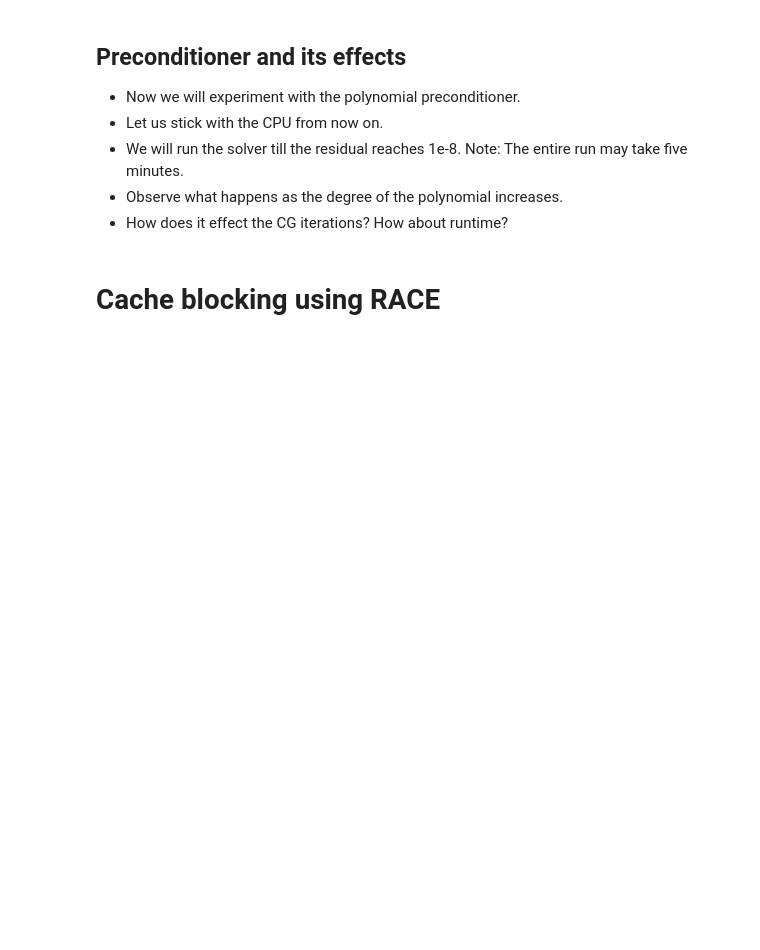
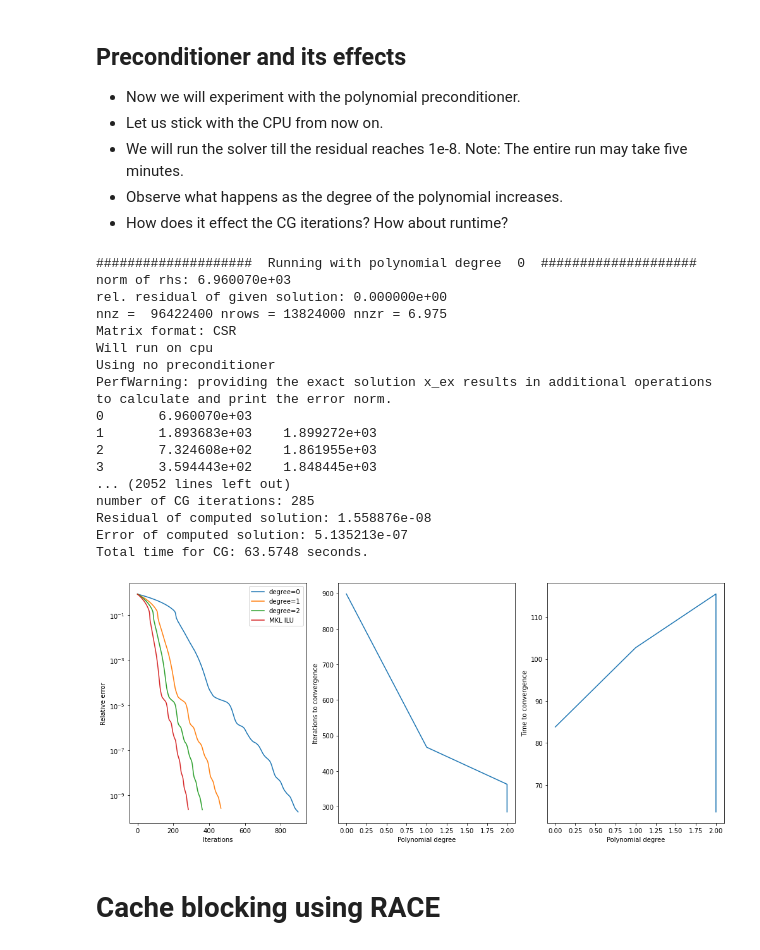
Before and after one commit to RRZE-HPC/PELS, a Jupyter notebook: PELS.ipynb, the cells around one changed output. Saved outputs shown, nothing was run; the diff lists cells and outputs as text; code cells hidden in the pictures; blank space fills up the shorter version.

```diff
--- a/PELS.ipynb
+++ b/PELS.ipynb
@@ -171,6 +215,7 @@ from scipy.sparse import *
 from scipy.io import mmread
 from sellcs import sellcs_matrix
 from poly_op import *
+from ilu_op import *
 
 
 from matrix_generator import create_matrix
@@ -216,7 +261,6 @@ def cg_solve(A, b, x0, tol, maxit, verbose=False, x_ex=None):
 
 
     for iter in range(maxit+1):
-
         # check stop criteria
         if rho < tol2:
             break;
@@ -226,7 +270,6 @@ def cg_solve(A, b, x0, tol, maxit, verbose=False, x_ex=None):
             A.apply(p, q)
         else:
             spmv(A, p, q)
-
         pq = dot(p,q)
         alpha = rho / pq
         # x = x+alpha*p
@@ -266,7 +309,7 @@ def cg_solve(A, b, x0, tol, maxit, verbose=False, x_ex=None):
 
 
 
-def bench(matrix, maxit, mat_fmt='CSR', poly_k=0, tol=1e-3, use_RACE=False, cache_size=60, rand_seed=1, print_perf=False):
+def bench(matrix, maxit, mat_fmt='CSR', poly_k=0, tol=1e-3, precon_type="None", use_RACE=False, cache_size=60, rand_seed=1, print_perf=False):
     ## **Note:** The Python garbage collector (gc)
     ## can kill the performance of the C kernels
     ## for some obscure reason (possibly a conflict
@@ -347,11 +390,13 @@ def bench(matrix, maxit, mat_fmt='CSR', poly_k=0, tol=1e-3, use_RACE=False, cach
     t0 = perf_counter()
 
     t0_pre = perf_counter()
-    if poly_k>0:
+
+    using_precon=True
+    if precon_type == "polynomial" and poly_k>0:
+        print("Using polynomial preconditioner")
         # building preconditioners typically requires a certain format,
         # in our case, the poly_op class uses scipy functions tril and triu,
         # which are not implemented by the sellcs_matrix class.
-        print("calling poly_op ", poly_k)
         A_prec = poly_op(A_csr, poly_k, use_RACE, cache_size)
         if A_prec.mpkHandle != None:
             b = b[A_prec.permute]
@@ -368,7 +413,14 @@ def bench(matrix, maxit, mat_fmt='CSR', poly_k=0, tol=1e-3, use_RACE=False, cach
             A_prec.U = to_device(sellcs_matrix(A_csr=A_prec.U, C=C_, sigma=1))
         b_prec = copy(b)
         A_prec.prec_rhs(b, b_prec)
-
+    elif precon_type == "ILU":
+        print("Using ILU preconditioner")
+        A_prec = ilu_op(A_csr, makeSymm=True)
+        b_prec = copy(b)
+        A_prec.prec_rhs(b, b_prec)
+    else:
+        using_precon=False
+        print("Using no preconditioner")
 
     #hw_string = type
     #if type=='cpu':
@@ -379,18 +431,18 @@ def bench(matrix, maxit, mat_fmt='CSR', poly_k=0, tol=1e-3, use_RACE=False, cach
     x_ex_in = None
     if printerr:
         x_ex_in = x_ex
-        if poly_k>0:
+        if precon_type == "polynomial" and poly_k>0:
             if A_prec.mpkHandle != None:
                 x_ex_in = x_ex_in[A_prec.permute]
 
     t1_pre = perf_counter()
 
     t0_soln = perf_counter()
-    x_prec, relres, iter, res_norms, err_norms = cg_solve(A_prec,b_prec,x0,tol,maxit, x_ex=x_ex_in)
+    x_prec, relres, iter, res_norms, err_norms = cg_solve(A_prec,b_prec,x0,tol,maxit, x_ex=x_ex_in, verbose=True)
 
     t1_soln = perf_counter()
 
-    if poly_k>0:
+    if using_precon:
         x = clone(x_prec)
         A_prec.unprec_sol(x_prec, x)
     else:
@@ -416,7 +468,7 @@ def bench(matrix, maxit, mat_fmt='CSR', poly_k=0, tol=1e-3, use_RACE=False, cach
     if 'SELL' in mat_fmt and sigma>1:
         x = x[A.unpermute]
 
-    if poly_k>0:
+    if precon_type == "polynomial" and poly_k>0:
         if A_prec.mpkHandle != None:
             x = x[A_prec.unpermute]
 
@@ -465,34 +517,59 @@ times=[]
 plt.subplots(1,3, figsize=(14,6))
 
 os.environ["USE_CPU"]="True"
 plt.subplot(1, 3, 1)
 
 for deg in [0,1,2]:
     print("#################### ", "Running with polynomial degree ", deg, " ####################")
-    rel_res_in_CG, rel_err, iter, t_pre, t_soln, t_CG = bench('Laplace240x240x240', 10000, poly_k=deg, tol=1e-8)
+    rel_res_in_CG, rel_err, iter, t_pre, t_soln, t_CG = bench('Laplace240x240x240', 10000, precon_type="polynomial", poly_k=deg, tol=1e-8)
     degrees.append(deg)
     iters.append(iter)
     times.append(t_CG)
     plt.plot(rel_err, label="degree="+str(deg))
+
+rel_res_in_CG, rel_err, iter, t_pre, t_soln, t_CG = bench('Laplace240x240x240', 10000, precon_type="ILU", tol=1e-8)
+degrees.append(deg)
+iters.append(iter)
+times.append(t_CG)
+plt.plot(rel_err, label="MKL ILU")
 
 
 plt.xlabel("Iterations")
 plt.ylabel("Relative error")
 plt.yscale("log")
 plt.legend()
 
 plt.subplot(1, 3, 2)
 plt.xlabel("Polynomial degree")
 plt.ylabel("Iterations to convergence")
 plt.plot(degrees, iters)
 
 plt.subplot(1, 3, 3)
 plt.xlabel("Polynomial degree")
 plt.ylabel("Time to convergence")
 plt.plot(degrees, times)
 
 plt.tight_layout()
 plt.show()
+# %% [output]
+####################  Running with polynomial degree  0  ####################
+norm of rhs: 6.960070e+03
+rel. residual of given solution: 0.000000e+00
+nnz =  96422400 nrows = 13824000 nnzr = 6.975
+Matrix format: CSR
+Will run on cpu
+Using no preconditioner
+PerfWarning: providing the exact solution x_ex results in additional operations to calculate and print the error norm.
+0       6.960070e+03
+1       1.893683e+03    1.899272e+03
+2       7.324608e+02    1.861955e+03
+3       3.594443e+02    1.848445e+03
+... (2052 lines left out)
+number of CG iterations: 285
+Residual of computed solution: 1.558876e-08
+Error of computed solution: 5.135213e-07
+Total time for CG: 63.5748 seconds.
+[figure, added]
 # %% [markdown]
 # Cache blocking using RACE
 # %%
```
Also changed, not shown: parts of 8 cells of this notebook, 5 other files.
